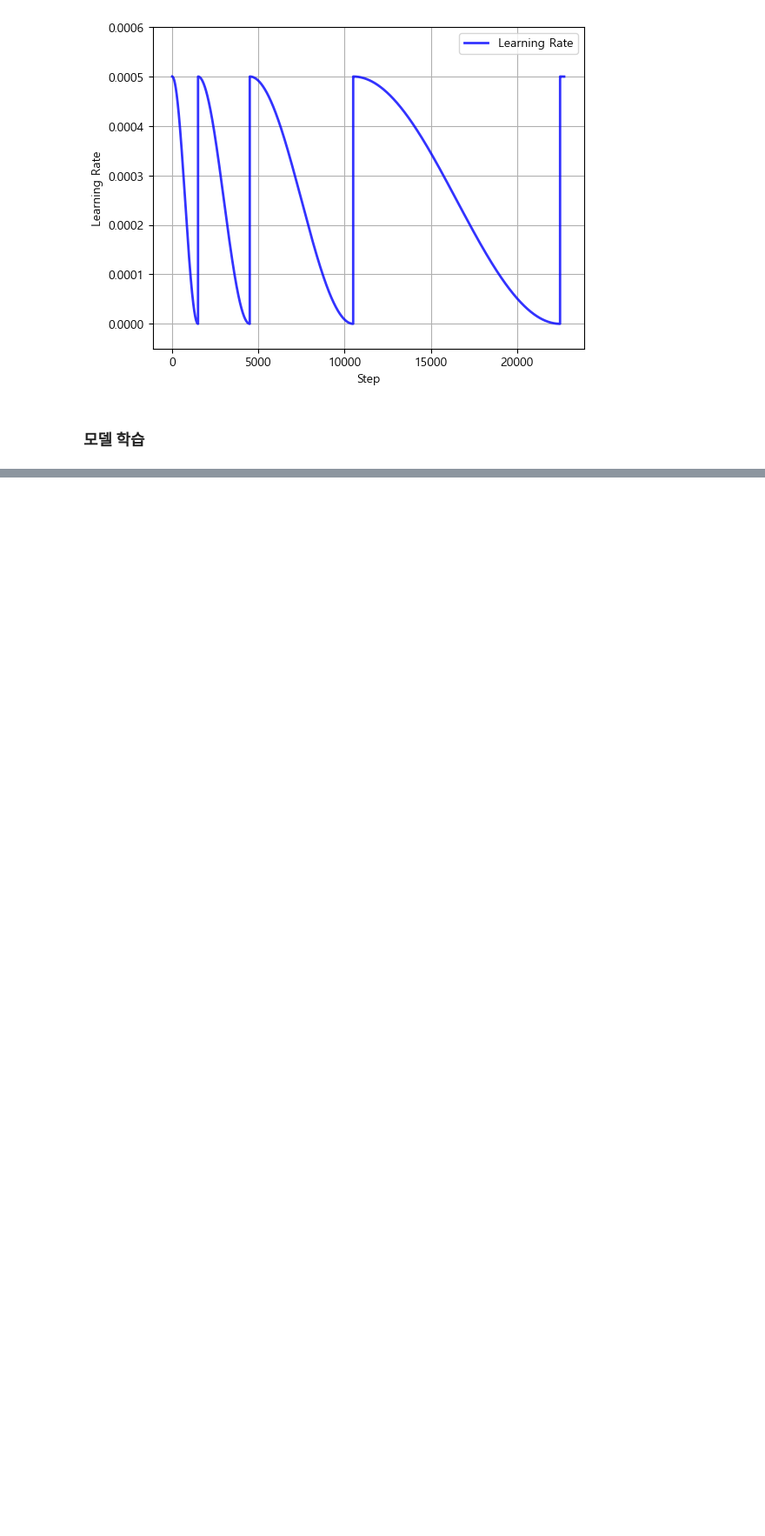
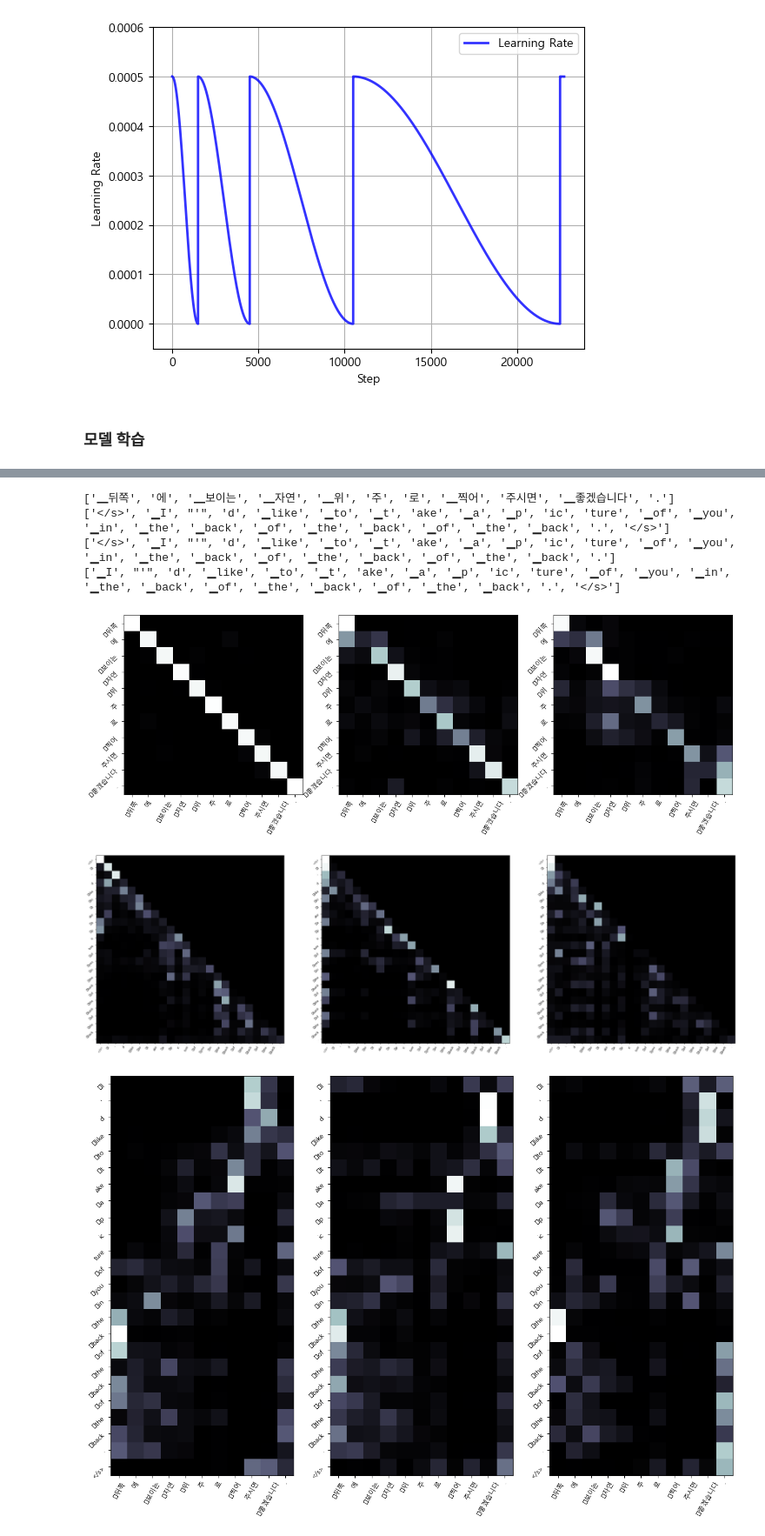
Before and after one commit to hoya9802/Transformer-pytorch, a Jupyter notebook: Transformer_tutorial.ipynb, the cells around one changed output, grey strips where cells are left out. Shown at 87% size. Drawn from its saved outputs; the diff is of its cells as text; code cells hidden in the pictures; blank space fills up the shorter version.

```diff
--- a/Transformer_tutorial.ipynb
+++ b/Transformer_tutorial.ipynb
@@ -962,0 +1042,8 @@ Epoch 12: train loss: 1.10992 val loss: 1.33765 current_LR: 0.00014285
+# %%
+# 번역해보기
+src_text, trg_text = test_DS[2]
+print(f"입력: {src_text}")
+print(f"정답: {trg_text}")
+
+translated_text, atten_encs, atten_decs, atten_enc_decs = translation(load_model, src_text, atten_map_save=True)
+print(f"AI의 번역: {translated_text}")
@@ -962,0 +1078,44 @@ Epoch 12: train loss: 1.10992 val loss: 1.33765 current_LR: 0.00014285
+# %%
+enc_input = tokenizer.tokenize(src_text)
+dec_tokens = tokenizer.tokenize(translated_text)
+dec_input = dec_tokens[:-1] # 디코더 입력으로 들어가는 문장(sos는 있고, eos는 없고)
+dec_output = dec_tokens[1:] # 디코더 출력으로 나간 문장
+
+print(enc_input, dec_tokens, dec_input, dec_output, sep="\n")
+
+show_attention(atten_encs, enc_input, enc_input, n=3)
+show_attention(atten_decs, dec_input, dec_input, n=3)
+show_attention(atten_enc_decs, dec_output, enc_input, n=3)
+
+# 0: 임베딩할 때 어떤 단어를 볼지 나타냄. '찍어' 가 도끼로 찍는다는게 아님 n=1에서 보면 '위', '주', '뒤쪽에 보이는 자연'에 attention함.
+#    만약 "도끼로 찍어"라는 문장이었다면 '도끼'에 attention 할 것!
+#    또, n=1, h=2: '위'는 '위주' 의 '위' 이지 '↑' 이게 아님을 '자연'을 보고 구별한다.
+
+# 1: Decoder는 현재까지의 토큰들만 어텐션하는 모습
+# 2: 근데 t는 앞엣것들만 보고 임베딩 해야할 텐데.. 'ake', 'each' 이런 단어와 어울리는지 알 수 없지 않을까?
+#    그러니까, _t는 ake, each 등과 가깝고 zoo 처럼 _t 뒤에 안 어울리는 애들과는 멀리 존재해야 할텐데...
+#    땡겨짐! Q만 학습되는거 아니다. K(답변을 잘하자)도 학습된다. (다만 땡겨지는 건 학습 과정에서만! 추론에서는 Q vector가 임베딩 되기 때문에 'ake'만 이동)
+#    즉, 꼭 bidirectional 이여야만 뒤의 녀석들에게 영향을 받는 것은 아님 future mask 여도 끌어 땡겨져서 학습되는 것도 있다 (중력처럼!)
+# 3: 또, next token prediction의 과정은 't'다음에 'ake' 또는 'each'가 나올 것을 학습하는 과정 => 가까울 수밖에 없다
+# 4: 근데 'each'이 아닌 'ake'를 선택한 이유는 입력 문장과 't' 앞엣것들 다 보고 선택했기 때문
+
+# 5: "이 단어가 나오게끔 뭘 주목했느냐" 로 해석해줘야 함 (ytick에 들어가는 단어가 아닌 예측한 단어를 썼기 때문)
+# 6: 한글 영어 어순이 대체로 반대다보니 '/' 이 모양으로 값이 큰 모습
+# 7: 뭘 보고 번역했나: 'take a picture', 'like', 'natural' 살펴보기
+# 8: h=1: 'back'은 왜 '뒤쪽'이 아닌 '에'를 봤을까? (n=1, h=2: '에' 안에 '뒤쪽'있다)
+# 9: instructor와 강사가 아닌 an과 강사가 가까워진다? (next token prediction)
+#    => h=1에서 'like' 이 나오게끔 '좋겠습니다'를 봤는데, 이때 Q는 사실 'would' 임! 즉, 'would'와 '좋겠습니다'가 가깝다
+
+# 10: layer를 바꿔봄 => 백화점 1층은 사원 헤드 (두루두루) 2층은 부장 헤드 3층은 임원 헤드
+# 11: residual block은 보태기 학습하는거니까 레이어마다 많이 달라지는 게 어찌보면 자연스럽고 더 좋은 성능을 기대할 수 있음
+#     (중복되는 정보가 아닌 계속 다양한 각도로 정보를 취합한다)
+
+# 번외 1: ATT에서 쓰이는 예시: # "정말 기대되네요. 내일 회식에는", "정말 죄송합니다. 내일 회식에는" 에서 '에는' 이라는 토큰의 최종 임베딩 벡터? => 개인화된 AI까지 생각해볼 수 있다.
+# %% [output]
+['▁뒤쪽', '에', '▁보이는', '▁자연', '▁위', '주', '로', '▁찍어', '주시면', '▁좋겠습니다', '.']
+['</s>', '▁I', "'", 'd', '▁like', '▁to', '▁t', 'ake', '▁a', '▁p', 'ic', 'ture', '▁of', '▁you', '▁in', '▁the', '▁back', '▁of', '▁the', '▁back', '▁of', '▁the', '▁back', '.', '</s>']
+['</s>', '▁I', "'", 'd', '▁like', '▁to', '▁t', 'ake', '▁a', '▁p', 'ic', 'ture', '▁of', '▁you', '▁in', '▁the', '▁back', '▁of', '▁the', '▁back', '▁of', '▁the', '▁back', '.']
+['▁I', "'", 'd', '▁like', '▁to', '▁t', 'ake', '▁a', '▁p', 'ic', 'ture', '▁of', '▁you', '▁in', '▁the', '▁back', '▁of', '▁the', '▁back', '▁of', '▁the', '▁back', '.', '</s>']
+[figure, added]
+[figure, added]
+[figure, added]
```
Also changed, not shown: parts of 18 cells of this notebook.
